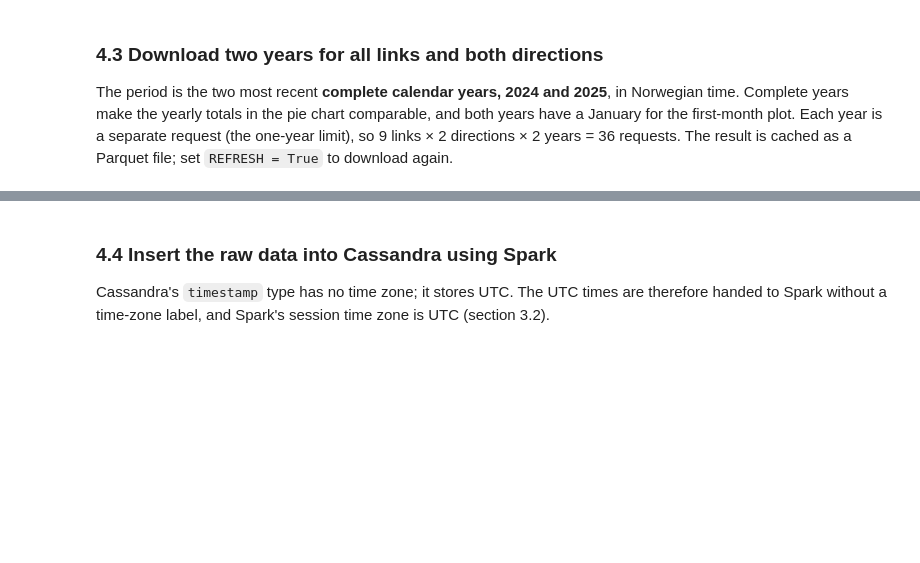
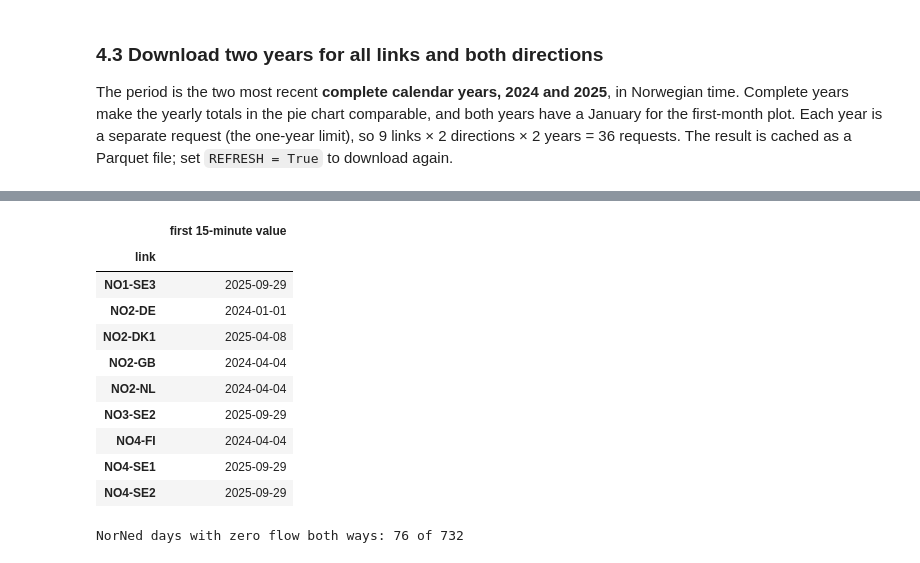
Before and after one commit to yaksh-git/ind320-dashboard-basics-yaksh-git, a Jupyter notebook: notebooks/ind320_part2.ipynb, the cells around one changed output, grey strips where cells are left out. Drawn from its saved outputs; the diff is of its cells as text; code cells hidden in the pictures; blank space fills up the shorter version.

```diff
--- a/notebooks/ind320_part2.ipynb
+++ b/notebooks/ind320_part2.ipynb
@@ -496,5 +617,0 @@ summary
-# %% [markdown]
-### 4.4 Insert the raw data into Cassandra using Spark
-
-Cassandra's `timestamp` type has no time zone; it stores UTC. The UTC times are therefore handed to Spark without
-a time-zone label, and Spark's session time zone is UTC (section 3.2).
@@ -511,0 +618,22 @@ print(f'Wrote {len(raw_for_cassandra):,} rows to Cassandra table ind320.physical
+# %%
+# When did each link switch from hourly to 15-minute values (Norwegian time)?
+first_15_min = (raw.loc[raw['resolution'] == 'PT15M'].groupby('link')['time'].min()
+                .dt.tz_convert('Europe/Oslo').dt.strftime('%Y-%m-%d'))
+display(first_15_min.rename('first 15-minute value').to_frame())
+
+# NorNed (NO2-NL): days without any flow in either direction (cable out of service).
+norned = raw.loc[raw['link'] == 'NO2-NL'].set_index('time')['energy_mwh'].resample('D').sum()
+print(f'NorNed days with zero flow both ways: {(norned == 0).sum()} of {len(norned)}')
+# %% [output]
+|  | first 15-minute value |
+| link |  |
+| NO1-SE3 | 2025-09-29 |
+| NO2-DE | 2024-01-01 |
+| NO2-DK1 | 2025-04-08 |
+| NO2-GB | 2024-04-04 |
+| NO2-NL | 2024-04-04 |
+| NO3-SE2 | 2025-09-29 |
+| NO4-FI | 2024-04-04 |
+| NO4-SE1 | 2025-09-29 |
+| NO4-SE2 | 2025-09-29 |
+NorNed days with zero flow both ways: 76 of 732
```
Also changed, not shown: parts of 44 cells of this notebook, 2 other files.
